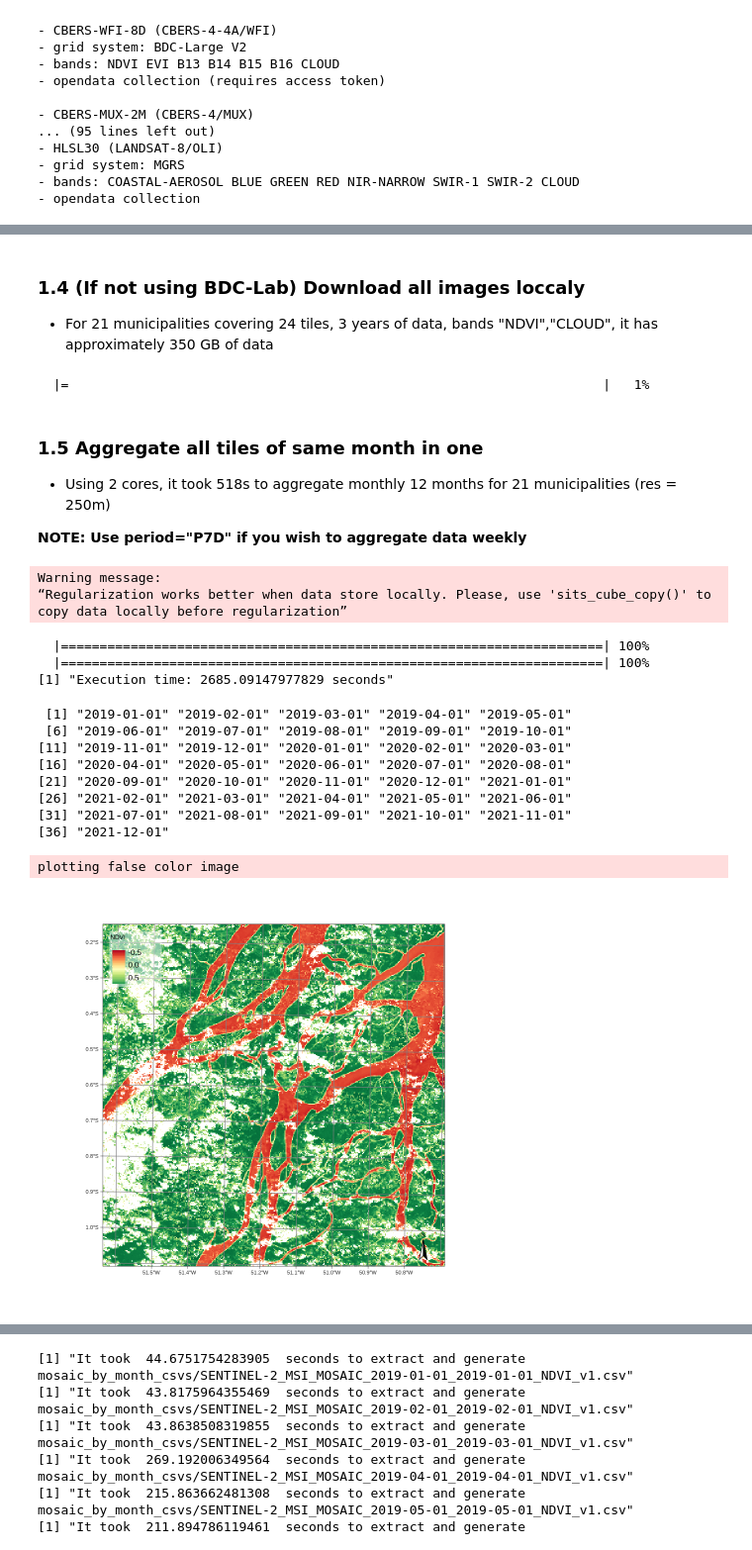
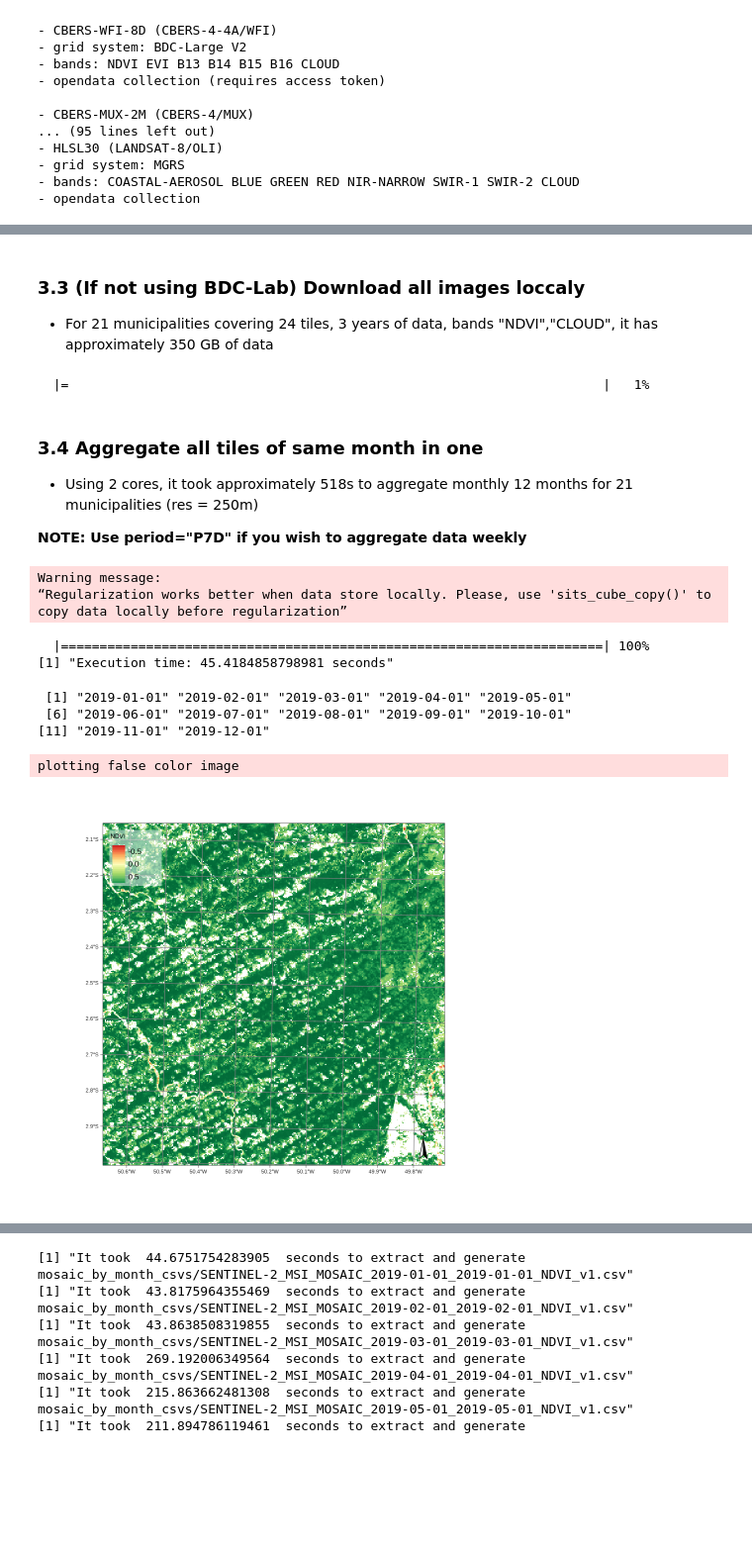
Before and after one commit to Harmonize-Brazil/annual-meeting-bdclab-demo, a Jupyter notebook: 2.compute_ndvi_csv.ipynb, the cells around one changed output, grey strips where cells are left out. Shown at 99% size. Saved outputs shown, nothing was run; the diff lists cells and outputs as text; code cells hidden in the pictures; blank space fills up the shorter version.

Commit message:
:sparkles: Run compute ndvi just for Mocajuba

```diff
--- a/2.compute_ndvi_csv.ipynb
+++ b/2.compute_ndvi_csv.ipynb
@@ -83,7 +35,9 @@ END_DATE <- "2019-12-31"
 # %%
-# shape_sf <- st_read("roi/mun_indireto_PA.shp")
-shape_sf <- st_read("roi/mocajuba.shp")
-shape_df <- data.frame(shape_sf)
+# ROI_FILEPATH <- file.path("roi", "mun_indireto_PA.shp")
+ROI_FILEPATH <- file.path("roi", "mocajuba.shp")
+
+shape_sf <- st_read(ROI_FILEPATH) %>%
+  as.data.frame()
 
 dim(shape_df)
 head(shape_df)
@@ -200,54 +156,48 @@ Warning message:
 plotting false color image
 [figure]
 # %% [markdown]
-### 1.4 (If not using BDC-Lab) Download all images loccaly
+### 3.3 (If not using BDC-Lab) Download all images loccaly
 - For 21 municipalities covering 24 tiles, 3 years of data, bands "NDVI","CLOUD", it has approximately 350 GB of data
 # %%
 st <- Sys.time()
 s2_cube <- sits_cube_copy(
   cube = s2_cube,
-  output_dir = ORIGINAL_IMAGES_FOLDER,
+  output_dir = TMP_RASTERS_FOLDER,
   multicores = MULTICORES
 )
 proc_time_s <- difftime(Sys.time(), st, units = "secs")
 print(paste0("Execution time: ", proc_time_s, " seconds"))
 
-head(t(cube_local))
+head(t(s2_cube))
 # %% [output]
   |=                                                                     |   1%
 # %% [markdown]
-### 1.5 Aggregate all tiles of same month in one
-- Using 2 cores, it took 518s to aggregate monthly 12 months for 21 municipalities (res = 250m)
+### 3.4 Aggregate all tiles of same month in one
+- Using 2 cores, it took approximately 518s to aggregate monthly 12 months for 21 municipalities (res = 250m)
 
 **NOTE: Use period="P7D" if you wish to aggregate data weekly**
 # %%
 st <- Sys.time()
 s2_regular_cube <- sits_regularize(
   s2_cube,
   res = 250,
-  output_dir = MONTHLY_IMAGES_FOLDER,
+  output_dir = TMP_RASTERS_FOLDER,
   period = "P1M",
   multicores = MULTICORES
 )
 proc_time_s <- difftime(Sys.time(), st, units = "secs")
 print(paste0("Execution time: ", proc_time_s, " seconds"))
 
 sits_timeline(s2_regular_cube)
 plot(s2_regular_cube, band = "NDVI", time = 1)
 # %% [output]
 Warning message:
 “Regularization works better when data store locally. Please, use 'sits_cube_copy()' to copy data locally before regularization”
   |======================================================================| 100%
-  |======================================================================| 100%
-[1] "Execution time: 2685.09147977829 seconds"
+[1] "Execution time: 45.4184858798981 seconds"
  [1] "2019-01-01" "2019-02-01" "2019-03-01" "2019-04-01" "2019-05-01"
  [6] "2019-06-01" "2019-07-01" "2019-08-01" "2019-09-01" "2019-10-01"
-[11] "2019-11-01" "2019-12-01" "2020-01-01" "2020-02-01" "2020-03-01"
-[16] "2020-04-01" "2020-05-01" "2020-06-01" "2020-07-01" "2020-08-01"
-[21] "2020-09-01" "2020-10-01" "2020-11-01" "2020-12-01" "2021-01-01"
-[26] "2021-02-01" "2021-03-01" "2021-04-01" "2021-05-01" "2021-06-01"
-[31] "2021-07-01" "2021-08-01" "2021-09-01" "2021-10-01" "2021-11-01"
-[36] "2021-12-01"
+[11] "2019-11-01" "2019-12-01"
 plotting false color image
-[figure, old version]
+[figure, new version]
 # %% [markdown]
```
Also changed, not shown: parts of 25 cells of this notebook, 4 other files.
